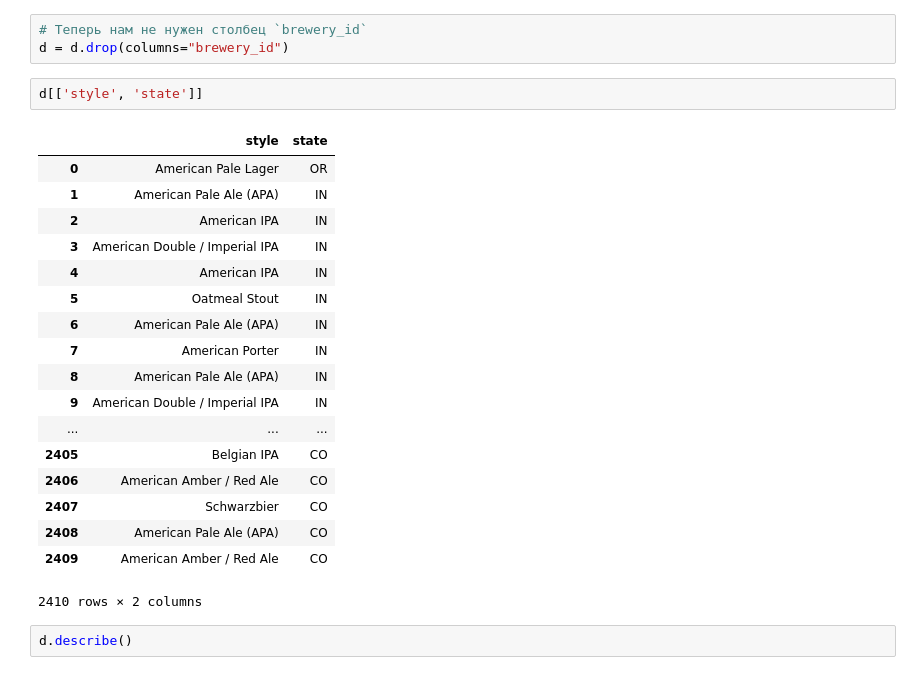
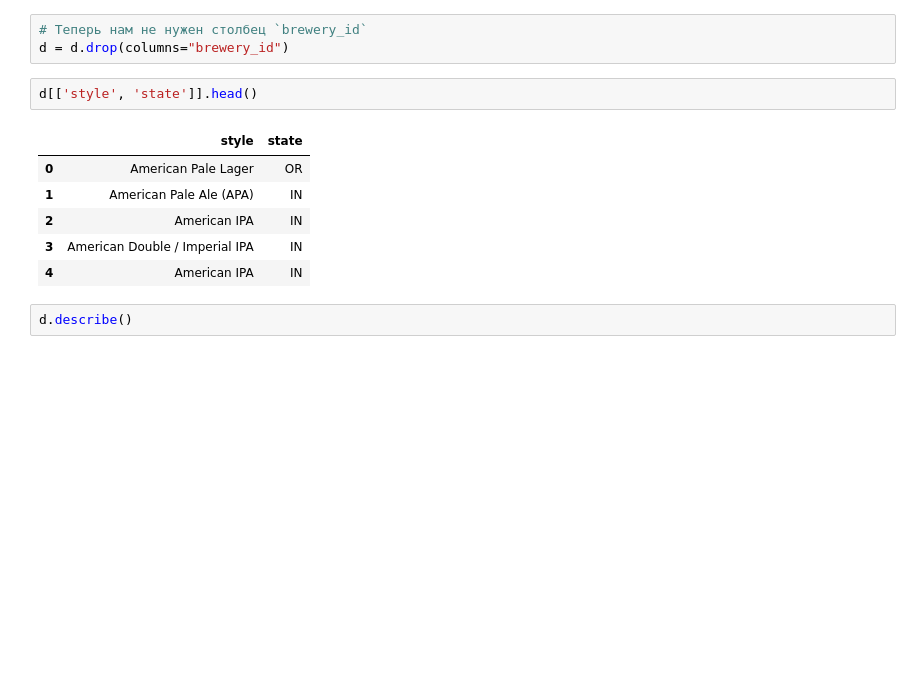
Before and after one commit to maximova136/MachineLearning, a Jupyter notebook: Lab1.ipynb, the cells around one changed output. Drawn from its saved outputs; the diff is of its cells as text; blank space fills up the shorter version.

```diff
--- a/Lab1.ipynb
+++ b/Lab1.ipynb
@@ -238,26 +202,14 @@ d
 # Теперь нам не нужен столбец `brewery_id`
 d = d.drop(columns="brewery_id")
 # %%
-d[['style', 'state']]
+d[['style', 'state']].head()
 # %% [output]
 |  | style | state |
 | 0 | American Pale Lager | OR |
 | 1 | American Pale Ale (APA) | IN |
 | 2 | American IPA | IN |
 | 3 | American Double / Imperial IPA | IN |
 | 4 | American IPA | IN |
-| 5 | Oatmeal Stout | IN |
-| 6 | American Pale Ale (APA) | IN |
-| 7 | American Porter | IN |
-| 8 | American Pale Ale (APA) | IN |
-| 9 | American Double / Imperial IPA | IN |
-| ... | ... | ... |
-| 2405 | Belgian IPA | CO |
-| 2406 | American Amber / Red Ale | CO |
-| 2407 | Schwarzbier | CO |
-| 2408 | American Pale Ale (APA) | CO |
-| 2409 | American Amber / Red Ale | CO |
-2410 rows × 2 columns
 # %%
 d.describe()
 # %% [output]
```
Also changed, not shown: parts of 10 cells of this notebook, 1 other file.
